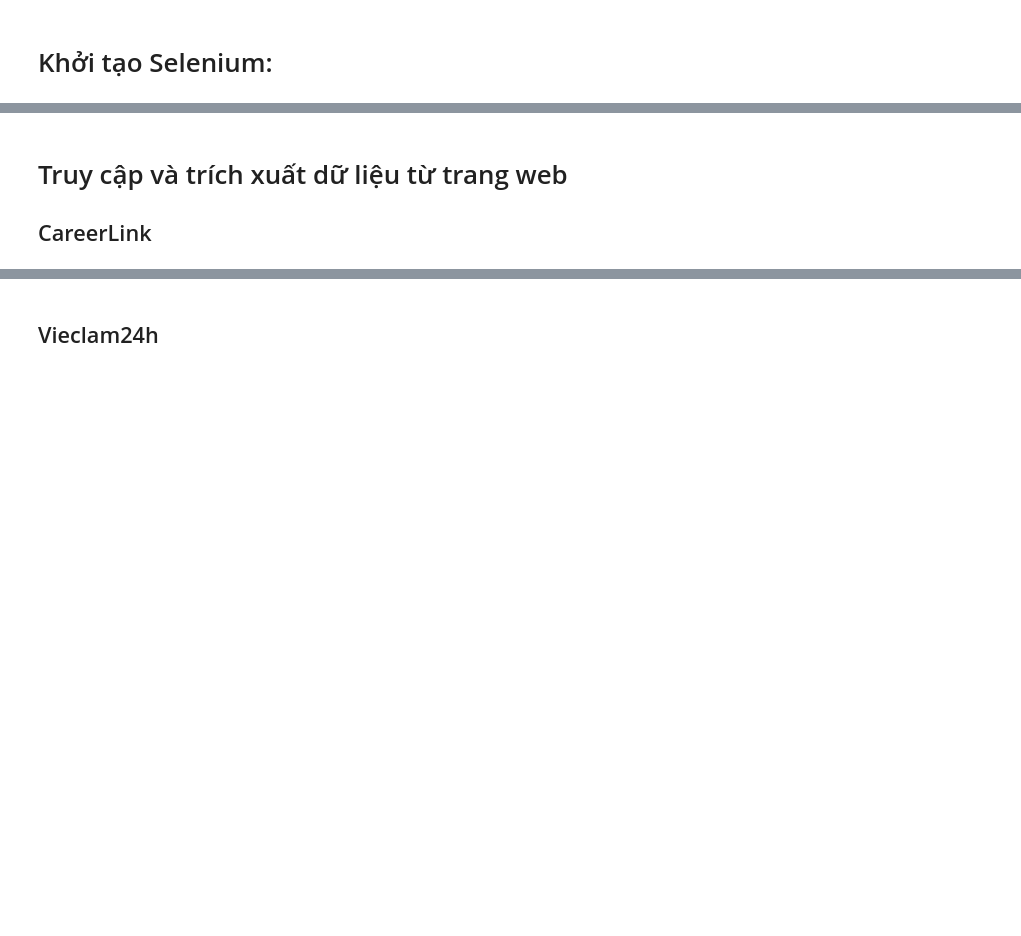
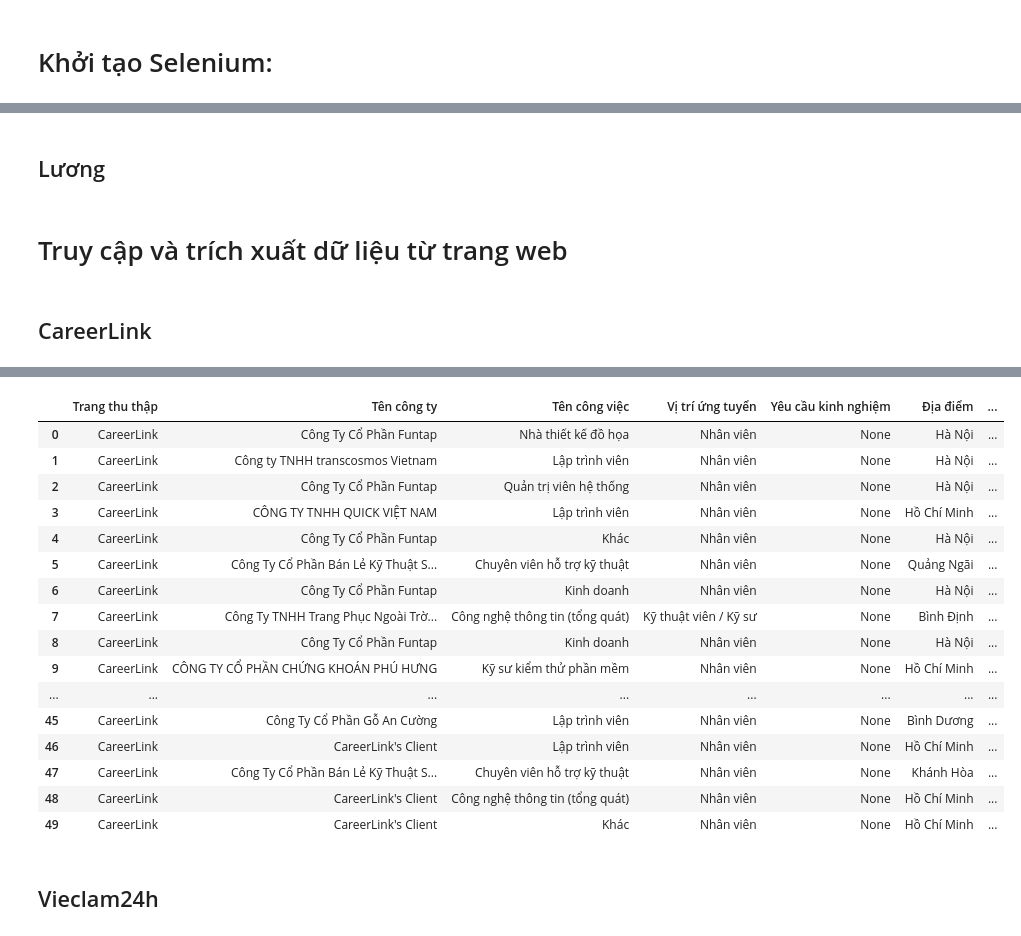
Before and after one commit to AnhDuy441/Final-Project-Data-Science, a Jupyter notebook: source.ipynb, the cells around one changed output, grey strips where cells are left out. Drawn from its saved outputs; the diff is of its cells as text; code cells hidden in the pictures; blank space fills up the shorter version.

```diff
--- a/source.ipynb
+++ b/source.ipynb
@@ -27,0 +33,12 @@ driver = webdriver.Chrome(service=service, options=options)
+# %%
+# Khởi tạo DataFrame trống với các cột
+columns = ['Trang thu thập', 'Tên công ty', 'Tên công việc', 'Vị trí ứng tuyển',
+           'Yêu cầu kinh nghiệm', 'Địa điểm', 'Hình thức làm việc',
+           'Ngày đăng tuyển', 'Lương tối thiểu', 'Lương tối đa', 'Lương TB']
+df = pd.DataFrame(columns=columns)
+
+# Thiết lập kiểu dữ liệu phù hợp
+df['Ngày đăng tuyển'] = pd.to_datetime(df['Ngày đăng tuyển'], errors='coerce')
+df['Lương tối thiểu'] = pd.to_numeric(df['Lương tối thiểu'], errors='coerce')
+df['Lương tối đa'] = pd.to_numeric(df['Lương tối đa'], errors='coerce')
+df['Lương TB'] = pd.to_numeric(df['Lương TB'], errors='coerce')
@@ -27,0 +121,2 @@ driver = webdriver.Chrome(service=service, options=options)
+# %% [markdown]
+## Lương
@@ -28,6 +154,7 @@ driver = webdriver.Chrome(service=service, options=options)
 # %% [markdown]
 # Truy cập và trích xuất dữ liệu từ trang web
-## CareerLink
+# %% [markdown]
+## CareerLink
 # %%
 # Mở trang web CareerLink
 driver.get("https://www.careerlink.vn/viec-lam/cntt-phan-mem/19")
@@ -35,6 +162,29 @@ driver.get("https://www.careerlink.vn/viec-lam/cntt-phan-mem/19")
 # Trích xuất
 jobs = driver.find_elements(By.CLASS_NAME, 'list-group-item')
 for job in jobs:
-    print(job.text)
-    print('-'*50)
+    job_text = job.text.split("\n")  # Tách thông tin thành từng dòng
+    if len(job_text) < 5:  # Bỏ qua các mục không hợp lệ
+        continue
+    index_save = next((i for i, line in enumerate(job_text) if "Lưu" in line), None)    # Bỏ các dòng 'Lưu' và trên nó (do định dạng html của web)
+    if index_save is not None:
+        job_text = job_text[index_save+1:]
+    print(job_text)
+
+    # Thêm dữ liệu vào DataFrame
+    new_row = {
+        'Trang thu thập': 'CareerLink',
+        'Tên công ty': job_text[1],
+        'Tên công việc': analyze_job_name(job_text[0]),
+        'Vị trí ứng tuyển': job_text[6],
+        'Yêu cầu kinh nghiệm': None,
+        'Địa điểm': job_text[2],
+        'Hình thức làm việc': None,
+        'Ngày đăng tuyển': analyze_posted_date(job_text[3]),
+        'Lương tối thiểu': analyze_salary(job_text[4])[0],
+        'Lương tối đa': analyze_salary(job_text[4])[1],
+        'Lương TB': analyze_salary(job_text[4])[2]
+    }
+    df.loc[len(df)] = new_row
+
+df
 # %% [output]
@@ -58,3 +208,20 @@ Nhân viên
+|  | Trang thu thập | Tên công ty | Tên công việc | Vị trí ứng tuyển | Yêu cầu kinh nghiệm | Địa điểm | ... |
+| 0 | CareerLink | Công Ty Cổ Phần Funtap | Nhà thiết kế đồ họa | Nhân viên | None | Hà Nội | ... |
+| 1 | CareerLink | Công ty TNHH transcosmos Vietnam | Lập trình viên | Nhân viên | None | Hà Nội | ... |
+| 2 | CareerLink | Công Ty Cổ Phần Funtap | Quản trị viên hệ thống | Nhân viên | None | Hà Nội | ... |
+| 3 | CareerLink | CÔNG TY TNHH QUICK VIỆT NAM | Lập trình viên | Nhân viên | None | Hồ Chí Minh | ... |
+| 4 | CareerLink | Công Ty Cổ Phần Funtap | Khác | Nhân viên | None | Hà Nội | ... |
+| 5 | CareerLink | Công Ty Cổ Phần Bán Lẻ Kỹ Thuật S... | Chuyên viên hỗ trợ kỹ thuật | Nhân viên | None | Quảng Ngãi | ... |
+| 6 | CareerLink | Công Ty Cổ Phần Funtap | Kinh doanh | Nhân viên | None | Hà Nội | ... |
+| 7 | CareerLink | Công Ty TNHH Trang Phục Ngoài Trờ... | Công nghệ thông tin (tổng quát) | Kỹ thuật viên / Kỹ sư | None | Bình Định | ... |
+| 8 | CareerLink | Công Ty Cổ Phần Funtap | Kinh doanh | Nhân viên | None | Hà Nội | ... |
+| 9 | CareerLink | CÔNG TY CỔ PHẦN CHỨNG KHOÁN PHÚ HƯNG | Kỹ sư kiểm thử phần mềm | Nhân viên | None | Hồ Chí Minh | ... |
+| ... | ... | ... | ... | ... | ... | ... | ... |
+| 45 | CareerLink | Công Ty Cổ Phần Gỗ An Cường | Lập trình viên | Nhân viên | None | Bình Dương | ... |
+| 46 | CareerLink | CareerLink's Client | Lập trình viên | Nhân viên | None | Hồ Chí Minh | ... |
+| 47 | CareerLink | Công Ty Cổ Phần Bán Lẻ Kỹ Thuật S... | Chuyên viên hỗ trợ kỹ thuật | Nhân viên | None | Khánh Hòa | ... |
+| 48 | CareerLink | CareerLink's Client | Công nghệ thông tin (tổng quát) | Nhân viên | None | Hồ Chí Minh | ... |
+| 49 | CareerLink | CareerLink's Client | Khác | Nhân viên | None | Hồ Chí Minh | ... |
 # %% [markdown]
 ## Vieclam24h
 # %%
```
Also changed, not shown: parts of 13 cells of this notebook.
